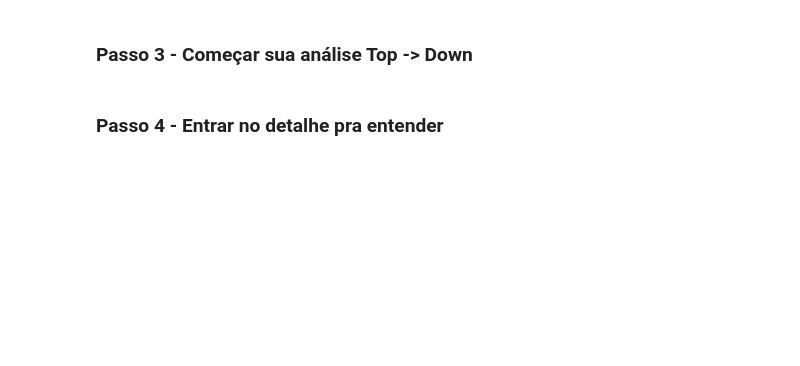
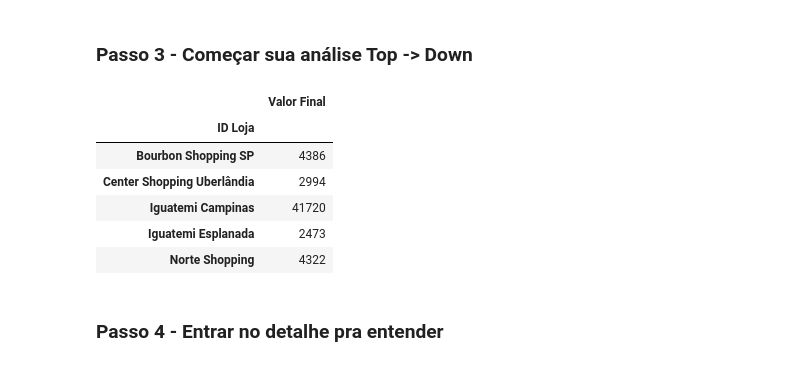
Before and after one commit to MaxVieiraSantiago/Python, a Jupyter notebook: 014_Introdução_a_Análise_de_Dados_com_Python.ipynb, the cells around one changed output. Saved outputs shown, nothing was run; the diff lists cells and outputs as text; code cells hidden in the pictures; blank space fills up the shorter version.

```diff
--- a/014_Introdução_a_Análise_de_Dados_com_Python.ipynb
+++ b/014_Introdução_a_Análise_de_Dados_com_Python.ipynb
@@ -21,4 +49,16 @@ Os projetos de Análise de Dados são na verdade Desafios das Empresas
 # %% [markdown]
 ### Passo 3 - Começar sua análise Top -> Down
+# %%
+# faturamento por loja
+faturamento_por_loja = tabela[["ID Loja", "Valor Final"]].groupby("ID Loja").sum()
+display(faturamento_por_loja)
+# %% [output]
+|  | Valor Final |
+| ID Loja |  |
+| Bourbon Shopping SP | 4386 |
+| Center Shopping Uberlândia | 2994 |
+| Iguatemi Campinas | 41720 |
+| Iguatemi Esplanada | 2473 |
+| Norte Shopping | 4322 |
 # %% [markdown]
 ### Passo 4 - Entrar no detalhe pra entender
```
Also changed, not shown: parts of 3 cells of this notebook.
